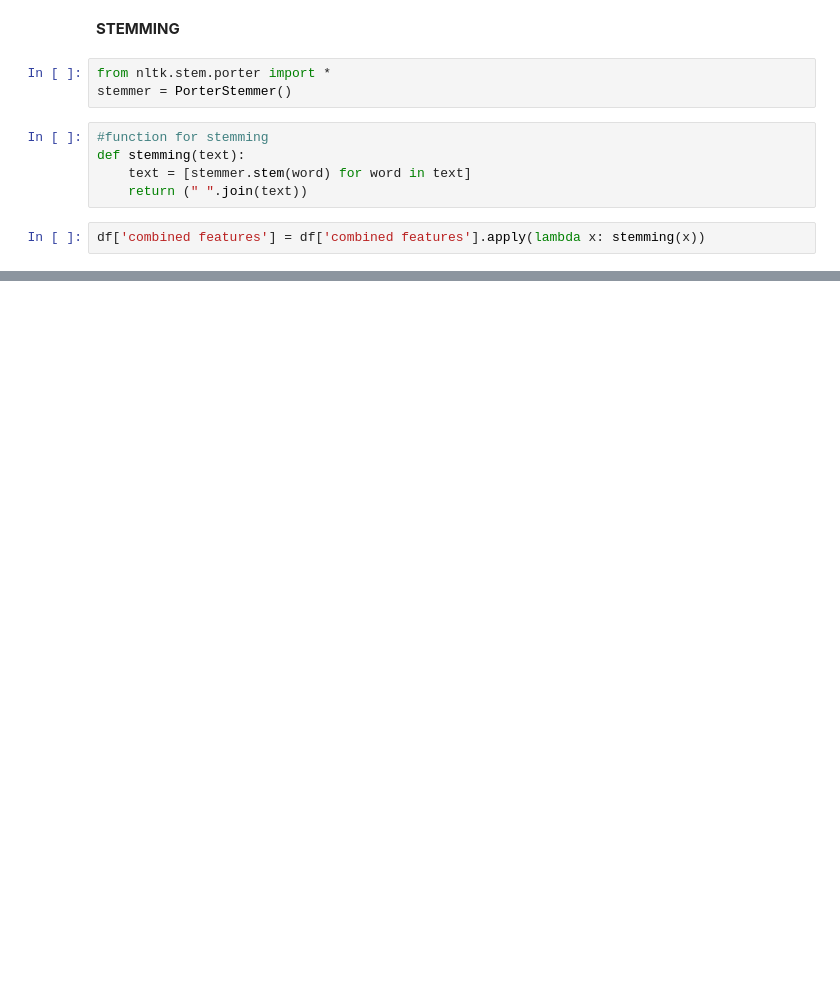
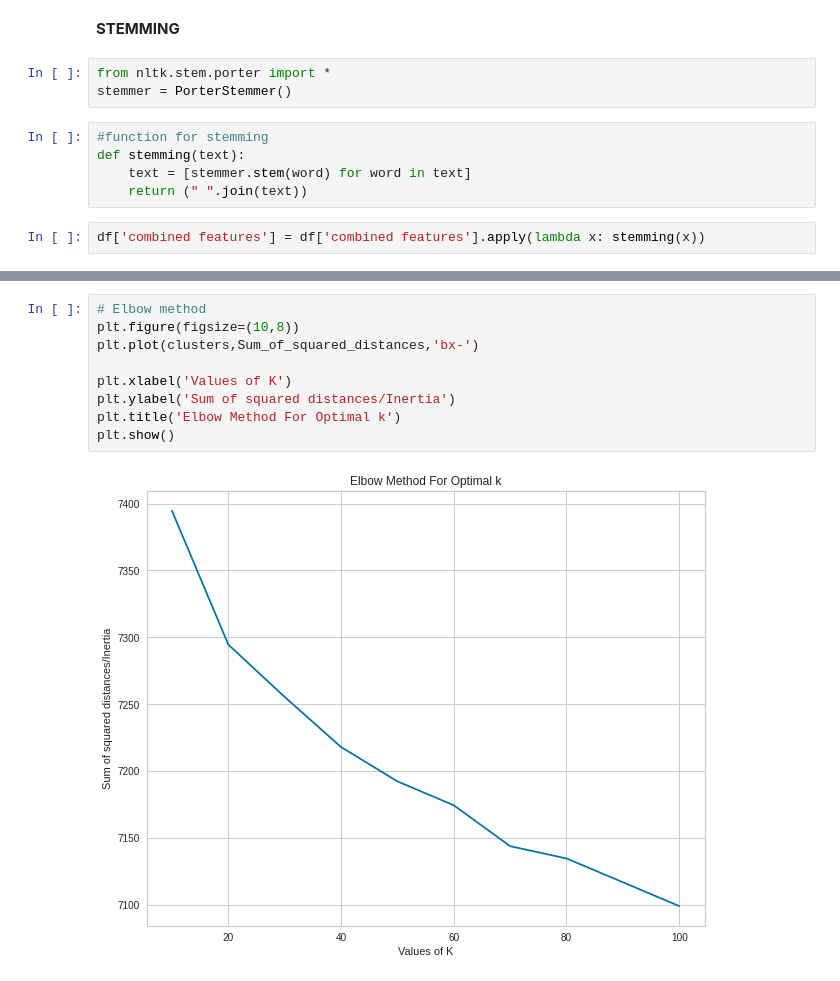
Before and after one commit to shashankbhatia15/NETFLIX-MOVIES-AND-TV-SHOWS-CLUSTERING, a Jupyter notebook: NETFLIX_MOVIES_AND_TV_SHOWS_CLUSTERING.ipynb, the cells around one changed output, grey strips where cells are left out. Cells and saved outputs as stored; diff of their text form; blank space fills up the shorter version.

```diff
--- a/NETFLIX_MOVIES_AND_TV_SHOWS_CLUSTERING.ipynb
+++ b/NETFLIX_MOVIES_AND_TV_SHOWS_CLUSTERING.ipynb
@@ -536,0 +645,11 @@ df['combined features'] = df['combined features'].apply(lambda x: stemming(x))
+# %%
+# Elbow method
+plt.figure(figsize=(10,8))
+plt.plot(clusters,Sum_of_squared_distances,'bx-')
+
+plt.xlabel('Values of K')
+plt.ylabel('Sum of squared distances/Inertia')
+plt.title('Elbow Method For Optimal k')
+plt.show()
+# %% [output]
+[figure, added]
```
Also changed, not shown: parts of 39 cells of this notebook.
